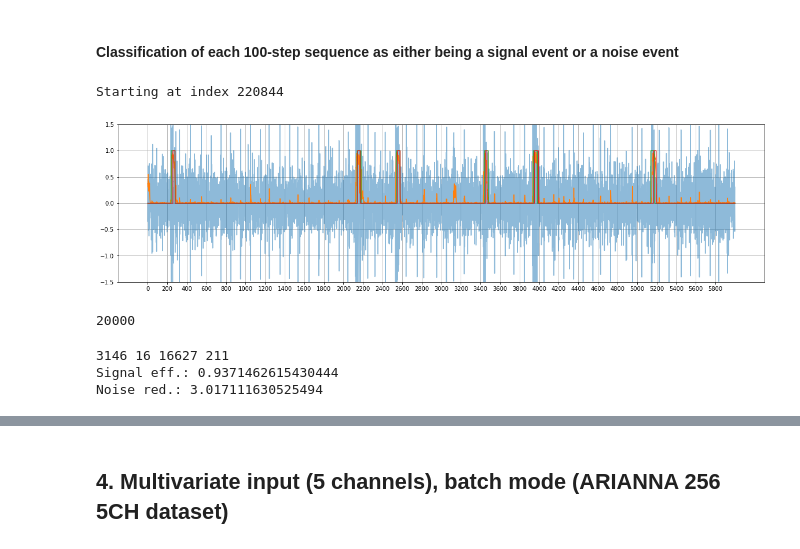
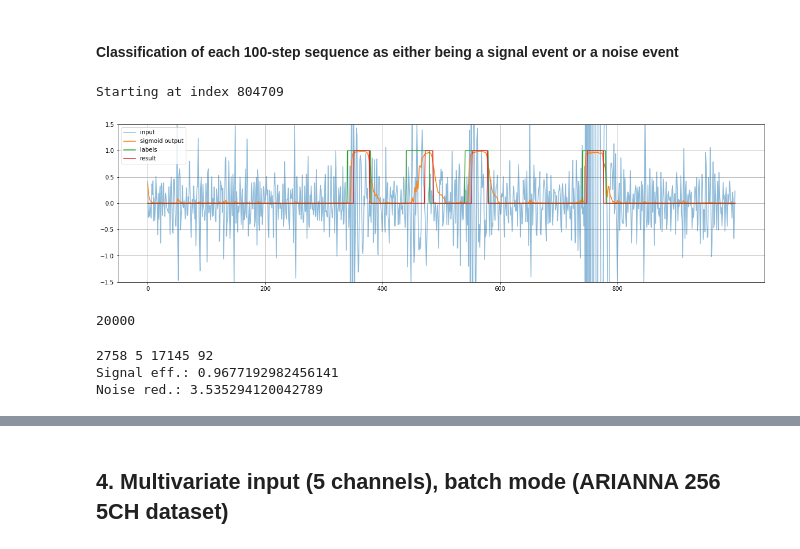
Before and after one commit to javier-eguiluz/Project_DS_IceCube_RNN, a Jupyter notebook: RNN_based_classification.ipynb, the cells around one changed output, grey strips where cells are left out. Cells and saved outputs as stored; diff of their text form; code cells hidden in the pictures.

Commit message:
Added functions for comparison plots

```diff
--- a/RNN_based_classification.ipynb
+++ b/RNN_based_classification.ipynb
@@ -286,13 +342,13 @@ cl2.load_data(d)
 # %%
 n_features = 1  # Univariate
 output_dim = 1
-hidden_size = 4
+hidden_size = 8
 n_hidden = 1
 dropout = 0.0
 
 model2 = Model_Continuous_LSTM(n_features, 1, hidden_size, n_hidden, dropout, device)
 print("Number of trainable parameters in the model:", sum(p.numel() for p in model2.parameters() if p.requires_grad))
 t0 = time.time()
-best_model2 = cl2.train(model2, n_features=n_features, n_epochs=10, lr=0.05, use_scheduler=False, batch_size=20)  # Small batch size seems to work best here
+best_model2 = cl2.train(model2, n_features=n_features, n_epochs=20, lr=0.01, batch_size=20)  # Small batch size seems to work best here
 print("Training time:", time.time() - t0)
 # %% [output]
@@ -331 +387,3 @@ cl2.classify_with_threshold(r_value=0.5)
  array([False, False, False, ..., False, False, False]))
+# %%
+df = save_result(df, cl2)
@@ -331,0 +394,11 @@ cl2.classify_with_threshold(r_value=0.5)
+# %%
+df = df.sort_values("Parameters")
+for i in range(len(df)-1):
+    plt.plot(df.iloc[i].ns, df.iloc[i].nr, label=df.iloc[i].Parameters)
+plt.xlim((0.6, 1.0))
+plt.ylim((0.0, 5.0))
+plt.xlabel("Signal efficiency")
+plt.ylabel("log10(noise reduction)")
+plt.grid()
+plt.legend(title="# parameters")
+plt.show()
@@ -360,26 +435,27 @@ def plot_output_for_test_set(classifier, start, L):
     x_input = x.view([1, -1, n_features])[0,0:L,0].numpy()
     # x_input now contains (part of) the relevant part of the input
     y_pred = classifier.sigmoids[count:count+L]
-    y_pred_avg = run_detection(y_pred, 20, 0.75)
+    y_pred_avg = run_detection(y_pred, 3, 0.9)
     y_true = classifier.y_true[count:count+L]
     xs = np.linspace(0, L, num=L)
 
     w, h = plt.rcParams['figure.figsize']
     plt.rcParams['figure.figsize'] = [20, 5]
     print("Starting at index", start)
-    plt.plot(xs, x_input, alpha=0.5)
-    plt.plot(xs, y_pred)
-    plt.plot(xs, y_true)
-    plt.plot(xs, y_pred_avg)
+    plt.plot(xs, x_input, alpha=0.5, label="input")
+    plt.plot(xs, y_pred, label="sigmoid output")
+    plt.plot(xs, y_true, label="labels")
+    plt.plot(xs, y_pred_avg, label="result")
     plt.ylim((-1.5, 1.5))
     plt.xticks(np.arange(0,L,200))
     plt.grid()
+    plt.legend()
     plt.show()
     plt.rcParams['figure.figsize'] = [w, h]
 # %%
-plot_output_for_test_set(cl2, np.random.randint(1000000), 6000)
+plot_output_for_test_set(cl2, np.random.randint(1000000), 1000)
 # %% [output]
-Starting at index 220844
+Starting at index 804709
-[figure, old version]
+[figure, new version]
 # %%
 # Calculate metrics based on detecting continously and classifying each of the original 100-timestep batches in the test dataset
@@ -402,9 +478,11 @@ fp = np.sum((y_pred == True) & (y_true == False))
 tn = np.sum((y_pred == False) & (y_true == False))
 fn = np.sum((y_pred == False) & (y_true == True))
 print(tp, fp, tn, fn)
-print("Signal eff.:", tp/(tp + fn))
-print("Noise red.:", np.log10(1/(1-tn/(tn + fp))))
+ns = tp/(tp + fn)
+nr = np.log10(1/(1-tn/(tn + fp)))
+print("Signal eff.:", ns)
+print("Noise red.:", nr)
 # %% [output]
-3146 16 16627 211
-Signal eff.: 0.9371462615430444
-Noise red.: 3.017111630525494
+2758 5 17145 92
+Signal eff.: 0.9677192982456141
+Noise red.: 3.535294120042789
```
Also changed, not shown: parts of 40 cells of this notebook.
